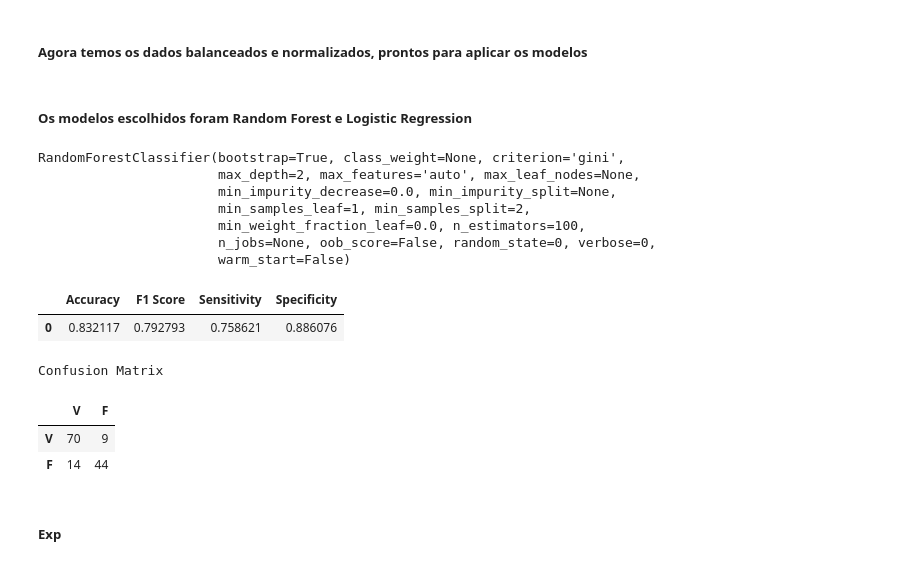
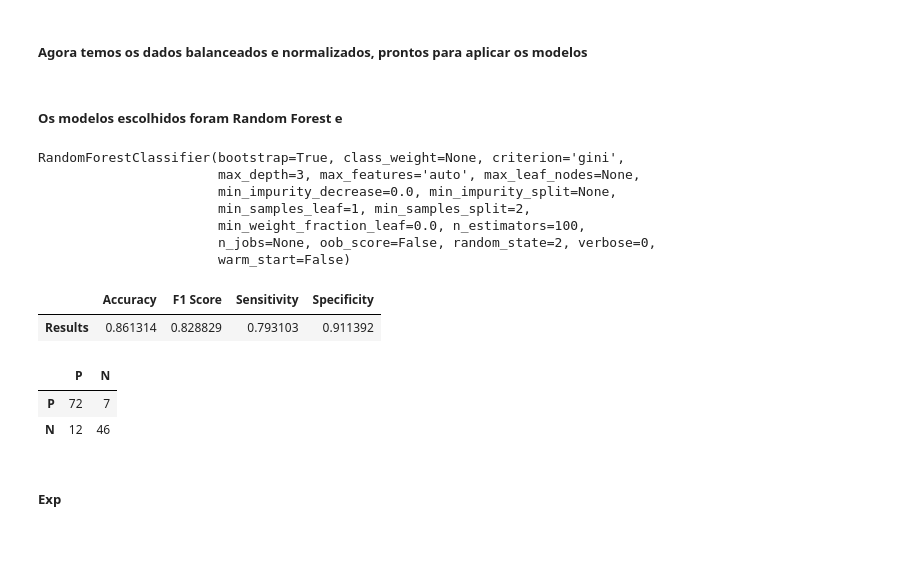
Before and after one commit to MatheusGSantos/AI, a Jupyter notebook: Projeto 1/Prova 2.ipynb, the cells around one changed output. Saved outputs shown, nothing was run; the diff lists cells and outputs as text; code cells hidden in the pictures.

```diff
--- a/Projeto 1/Prova 2.ipynb
+++ b/Projeto 1/Prova 2.ipynb
@@ -227,50 +229,57 @@ x = titanic_dataframe_norm.drop(columns='Survived').to_numpy()
 # split train and test
 train_X, test_X, train_Y, test_Y = model_selection.train_test_split( x, y, random_state=0, test_size=.2 )
 # %% [markdown]
-##### Os modelos escolhidos foram Random Forest e Logistic Regression
+##### Os modelos escolhidos foram Random Forest e
 # %%
 # Random Forest
-rdf = ensemble.RandomForestClassifier(n_estimators=100, max_depth=2, random_state=0)
+rdf = ensemble.RandomForestClassifier(n_estimators=100, max_depth=3, random_state=2) #max_depth = 3, random_state=2
 rdf.fit(train_X, train_Y)
 # %% [output]
 RandomForestClassifier(bootstrap=True, class_weight=None, criterion='gini',
-                       max_depth=2, max_features='auto', max_leaf_nodes=None,
+                       max_depth=3, max_features='auto', max_leaf_nodes=None,
                        min_impurity_decrease=0.0, min_impurity_split=None,
                        min_samples_leaf=1, min_samples_split=2,
                        min_weight_fraction_leaf=0.0, n_estimators=100,
-                       n_jobs=None, oob_score=False, random_state=0, verbose=0,
+                       n_jobs=None, oob_score=False, random_state=2, verbose=0,
                        warm_start=False)
-# %%
-pred_Y = rdf.predict(test_X)
-
-# accuracy
-accuracy = metrics.accuracy_score(test_Y,pred_Y)
-
-# f1 score
-f1_score = metrics.f1_score(test_Y, pred_Y)
-
-# sensitivy and specificity
-sensitivity = sensitivity_score(test_Y,pred_Y)
-specificity = specificity_score(test_Y,pred_Y)
-
-# confusion matrix
-c_mat = metrics.confusion_matrix(test_Y, pred_Y)
-
-x = np.array([accuracy, f1_score, sensitivity, specificity]).reshape(1,4)
-results = pd.DataFrame(x, columns=["Accuracy", "F1 Score","Sensitivity", "Specificity"])
-results
-# %% [output]
-|  | Accuracy | F1 Score | Sensitivity | Specificity |
-| 0 | 0.832117 | 0.792793 | 0.758621 | 0.886076 |
-# %%
-pd.DataFrame(c_mat, columns=["P", "N"], index=["P", "N"])
-# TP  FP
-# FN  TN
-# https://towardsdatascience.com/understanding-confusion-matrix-a9ad42dcfd62
-# %% [output]
-Confusion Matrix
-|  | V | F |
-| V | 70 | 9 |
-| F | 14 | 44 |
+# %%
+pred_Y = rdf.predict(test_X)
+def show_metrics(test, pred):
+    # accuracy: the fraction of predictions the model got right.
+    accuracy = metrics.accuracy_score(test,pred)
+
+    # sensitivy (recall): Percentage of correct predictions out of all the positive classes. (TP / TP+FN).
+    sensitivity = sensitivity_score(test,pred)
+
+    # specificity: proportion of actual negatives that are correctly identified as such. (TN / FP + TN).
+    specificity = specificity_score(test,pred)
+
+    """>Precision (used to calculate f1 score): Out of all the positive classes predicted correctly, how many are actually positive. (TP / TP+FP)"""
+    # f1 score (harmonic mean of precision and recall): an accuracy coefficient with values between 0 and 1 (0 and 1 included).
+    f1_score = metrics.f1_score(test, pred)
+
+    x = np.array([accuracy, f1_score, sensitivity, specificity]).reshape(1,4)
+    return pd.DataFrame(x, columns=["Accuracy", "F1 Score","Sensitivity", "Specificity"], index=["Results"])
+
+results_r_forest = show_metrics(test_Y, pred_Y)
+results_r_forest
+# %% [output]
+|  | Accuracy | F1 Score | Sensitivity | Specificity |
+| Results | 0.861314 | 0.828829 | 0.793103 | 0.911392 |
+# %%
+# Results	0.861314	0.828829	0.793103	0.911392
+# confusion matrix
+def show_confusion_mat(test,pred):
+    c_mat = metrics.confusion_matrix(test, pred)
+    return pd.DataFrame(c_mat, columns=["P", "N"], index=["P", "N"])
+mat_r_forest = show_confusion_mat(test_Y,pred_Y)
+mat_r_forest
+
+# TP  FP
+# FN  TN
+# %% [output]
+|  | P | N |
+| P | 72 | 7 |
+| N | 12 | 46 |
 # %% [markdown]
 ##### Exp
```
Also changed, not shown: parts of 10 cells of this notebook.
